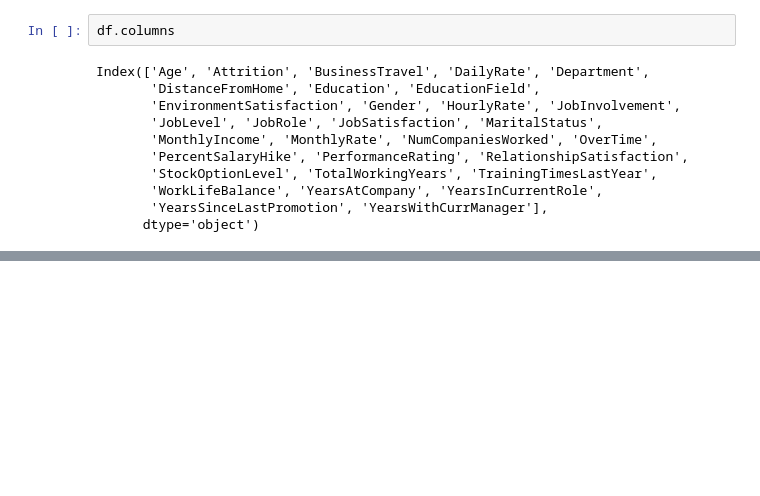
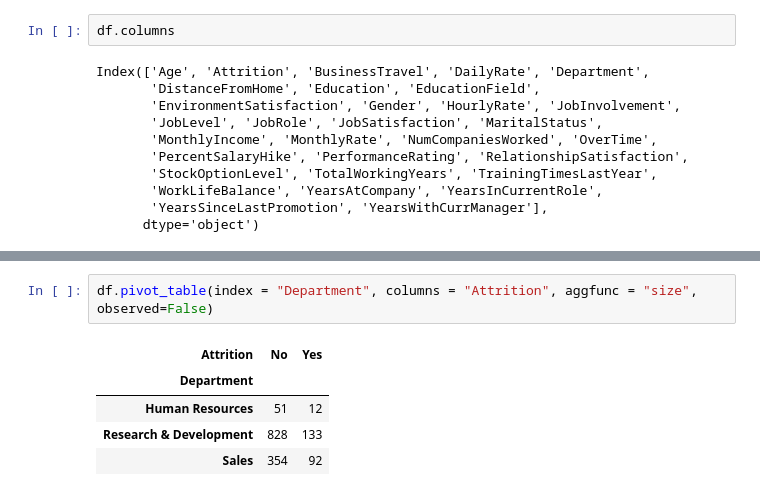
Before and after one commit to VieiraJulio/IBM-Employees-Data-Analysis, a Jupyter notebook: ProjetoIBM.ipynb, the cells around one changed output, grey strips where cells are left out. Cells and saved outputs as stored; diff of their text form; blank space fills up the shorter version.

```diff
--- a/ProjetoIBM.ipynb
+++ b/ProjetoIBM.ipynb
@@ -302,0 +395,8 @@ colunas_numericas = [coluna for coluna in df.columns if coluna not in (colunas_c
+# %%
+df.pivot_table(index = "Department", columns = "Attrition", aggfunc = "size", observed=False)
+# %% [output]
+| Attrition | No | Yes |
+| Department |  |  |
+| Human Resources | 51 | 12 |
+| Research & Development | 828 | 133 |
+| Sales | 354 | 92 |
```
Also changed, not shown: parts of 13 cells of this notebook.
